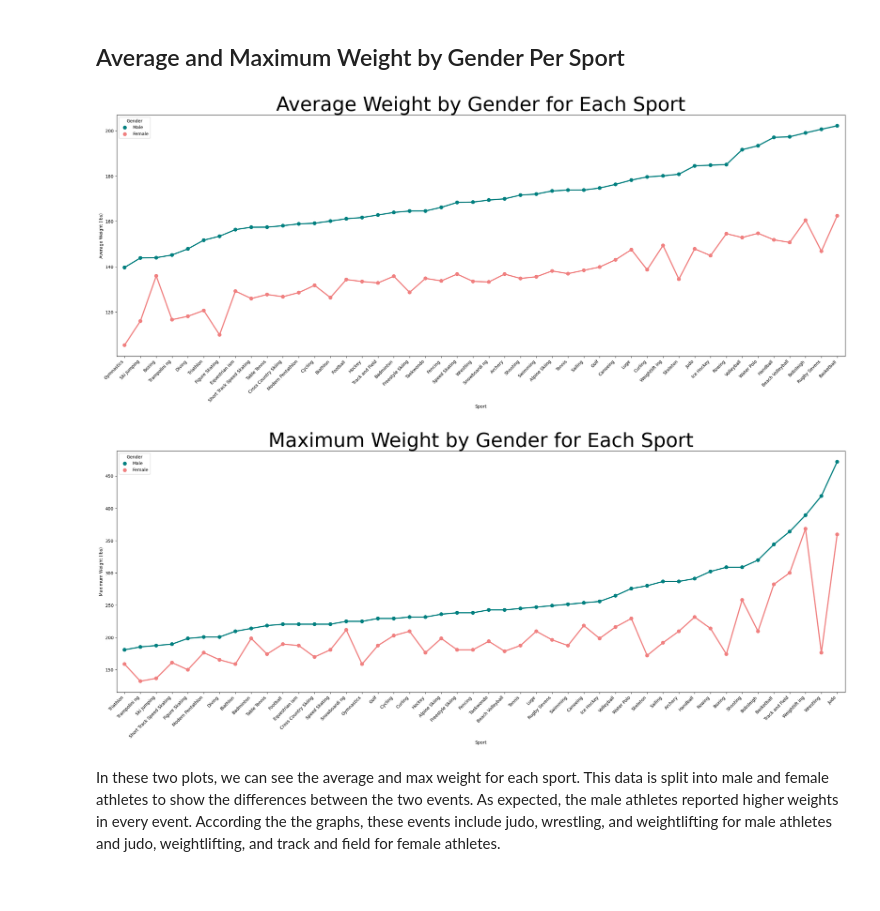
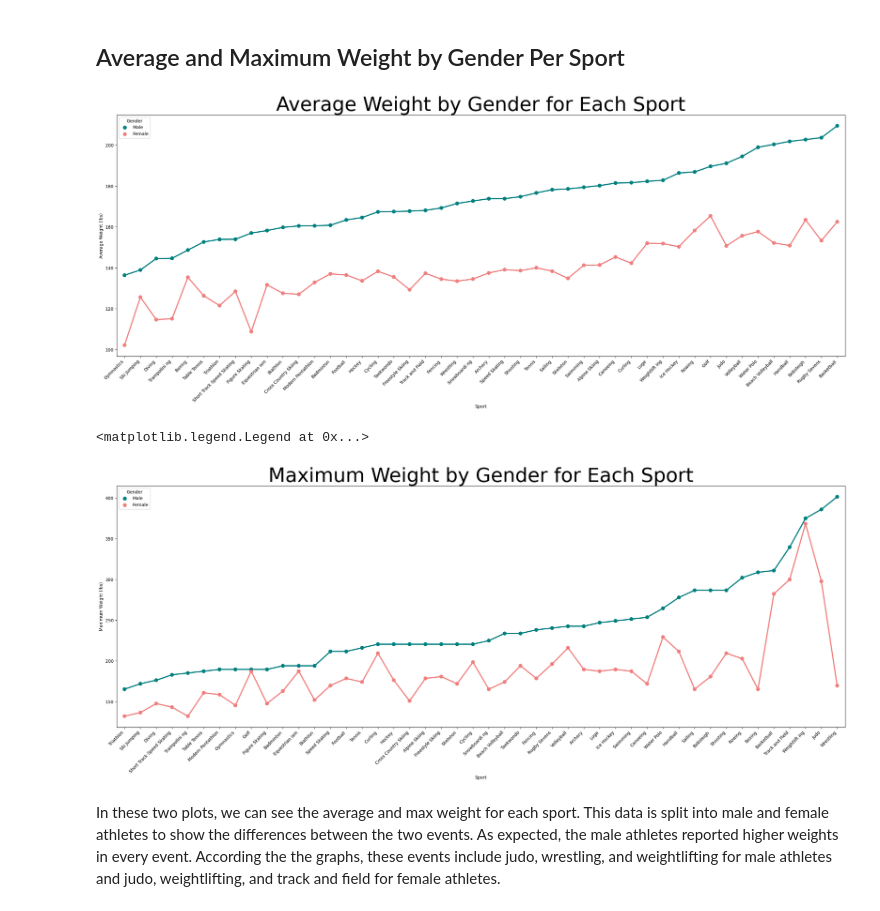
Before and after one commit to duhBlu/CS433-JupyterNotebooks, a Jupyter notebook: Final Project/FinalProject.ipynb, the cells around one changed output. Saved outputs shown, nothing was run; the diff lists cells and outputs as text; code cells hidden in the pictures.

```diff
--- a/Final Project/FinalProject.ipynb
+++ b/Final Project/FinalProject.ipynb
@@ -301,12 +355,17 @@ In these two plots, we can see the average and max height for each sport. This d
 ## Average and Maximum Weight by Gender Per Sport
 # %%
 import textwrap
+import matplotlib.pyplot as plt
+import seaborn as sns
+
+# Filter out athletes without any medals
+dropped_no_medals = df.dropna(subset=['Medal'])
 
 # Drop rows with missing weight data
-df = df.dropna(subset=['Weight'])
+dropped_no_weight = dropped_no_medals.dropna(subset=['Weight'])
 
 # Group the data by sport and gender, and calculate the mean and max weight
-gb_sport_sex = df.groupby(['Sport', 'Sex']).agg({'Weight': ['mean', 'max']}).reset_index()
+gb_sport_sex = dropped_no_weight.groupby(['Sport', 'Sex']).agg({'Weight': ['mean', 'max']}).reset_index()
 gb_sport_sex.columns = ['Sport', 'Sex', 'Avg_Weight', 'Max_Weight']
 
 # Filter out sports with both genders
@@ -330,38 +389,36 @@ custom_palette = {'M': 'teal', 'F': 'lightcoral'}
 plt.figure(figsize=(30, 10))
 sns.pointplot(data=pivoted, x='Sport', y='Avg_Weight_M', color='teal', label='Male', order=sorted_sports_avg)
 sns.pointplot(data=pivoted, x='Sport', y='Avg_Weight_F', color='lightcoral', label='Female', order=sorted_sports_avg)
 
 # Customize the plot
 plt.title('Average Weight by Gender for Each Sport', fontsize=45)
 plt.xlabel('Sport')
 plt.ylabel('Average Weight (lbs)')
 plt.xticks(rotation=45)
 wrapped_sports_avg = [' '.join(textwrap.wrap(sport, 10)) for sport in sorted_sports_avg]
 plt.gca().set_xticklabels(wrapped_sports_avg, ha='right')
 plt.legend(title='Gender')
 
 # Show the plot
 plt.show()
 
 # Plot the maximum weight by sport and gender
 plt.figure(figsize=(30, 10))
 sns.pointplot(data=pivoted, x='Sport', y='Max_Weight_M', color='teal', label='Male', order=sorted_sports_max)
 sns.pointplot(data=pivoted, x='Sport', y='Max_Weight_F', color='lightcoral', label='Female', order=sorted_sports_max)
 
 # Customize the plot
 plt.title('Maximum Weight by Gender for Each Sport', fontsize=45)
 plt.xlabel('Sport')
 plt.ylabel('Maximum Weight (lbs)')
 plt.xticks(rotation=45)
 wrapped_sports_max = [' '.join(textwrap.wrap(sport, 10)) for sport in sorted_sports_max]
 plt.gca().set_xticklabels(wrapped_sports_max, ha='right')
 plt.legend(title='Gender')
-
-# Show the plot
-plt.show()
 # %% [output]
-[figure, old version]
+[figure, new version]
+<matplotlib.legend.Legend at 0x...>
-[figure, old version]
+[figure, new version]
 # %% [markdown]
 In these two plots, we can see the average and max weight for each sport. This data is split into male and female athletes to show the differences between the two events. As expected, the male athletes reported higher weights in every event.  According the the graphs, these events include judo, wrestling, and weightlifting for male athletes and judo, weightlifting, and track and field for female athletes.
 # %% [markdown]
```
Also changed, not shown: parts of 5 cells of this notebook.
